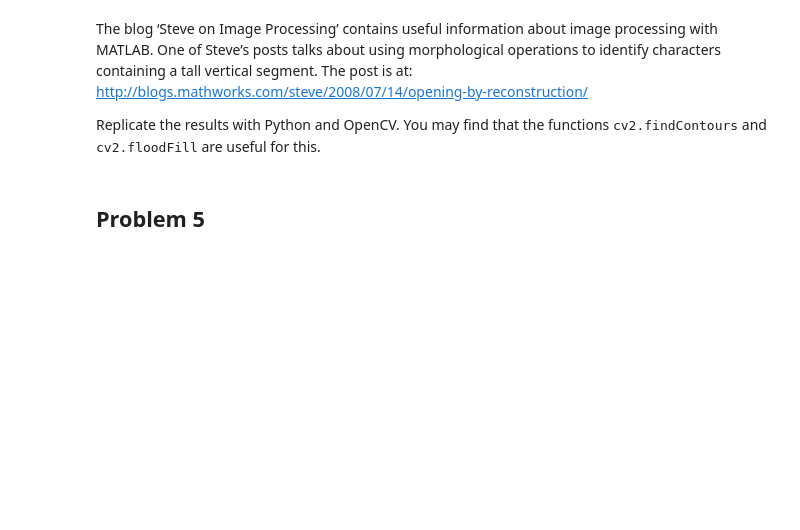
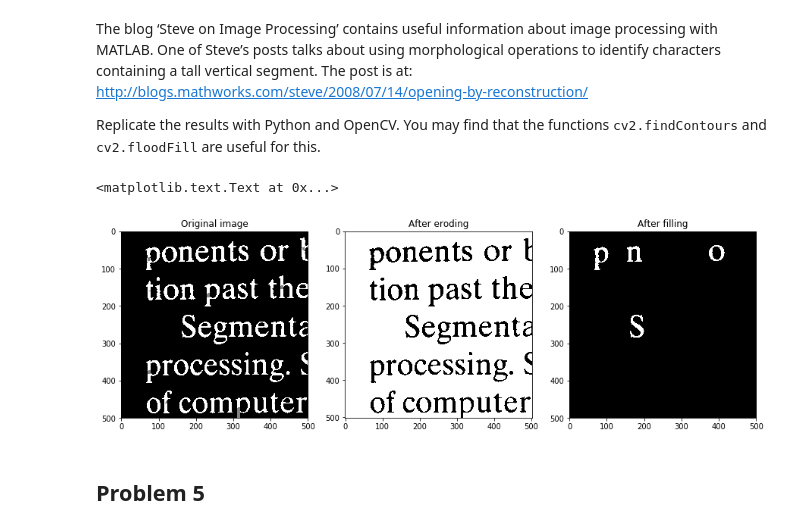
Before and after one commit to karolaya/PDI, a Jupyter notebook: PS-04/problem_set_4.ipynb, the cells around one changed output. Cells and saved outputs as stored; diff of their text form; code cells hidden in the pictures; blank space fills up the shorter version.

```diff
--- a/PS-04/problem_set_4.ipynb
+++ b/PS-04/problem_set_4.ipynb
@@ -140,6 +141,42 @@ The blog ‘Steve on Image Processing’ contains useful information about image
 http://blogs.mathworks.com/steve/2008/07/14/opening-by-reconstruction/
 
 Replicate the results with Python and OpenCV. You may find that the functions <tt>cv2.findContours</tt> and <tt>cv2.floodFill</tt> are useful for this.
+# %%
+# Get image
+img = rg(files[40])
+
+# Erode image
+ero_element = np.ones([51, 1], np.uint8)
+img_ero = cv2.erode(img, ero_element, iterations = 1)
+
+# Creating mask
+mask = img.copy()
+mask = cv2.bitwise_not(mask)
+mask = np.pad(mask, 1, 'constant')
+
+h, w = img.shape
+img_filled = np.zeros([h, w], np.uint8)
+
+non_zeros = np.transpose(np.nonzero(img_ero))
+
+for n in range(len(non_zeros)):
+    img[non_zeros[n][0]][non_zeros[n][1]] = 130
+    cv2.floodFill(img_filled, mask, tuple(non_zeros[n]), 255)
+
+# Printing
+f, ax = mplt.subplots(1, 3, figsize=(15,15))
+
+ax[0].imshow(img, cmap='gray')
+ax[0].set_title('Original image')
+
+ax[1].imshow(mask, cmap='gray')
+ax[1].set_title('After eroding')
+
+ax[2].imshow(img_filled, cmap='gray')
+ax[2].set_title('After filling')
+# %% [output]
+<matplotlib.text.Text at 0x...>
+[figure, added]
 # %% [markdown]
 ## Problem 5
 # %% [markdown]
```
Also changed, not shown: parts of 4 cells of this notebook, 2 other files.
